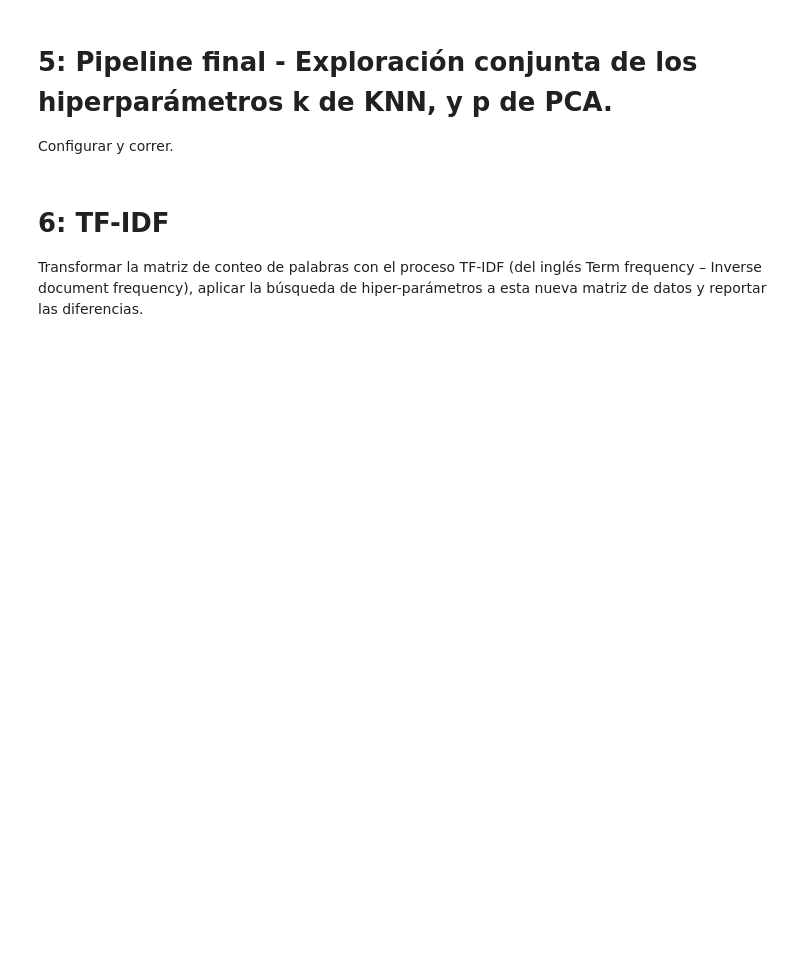
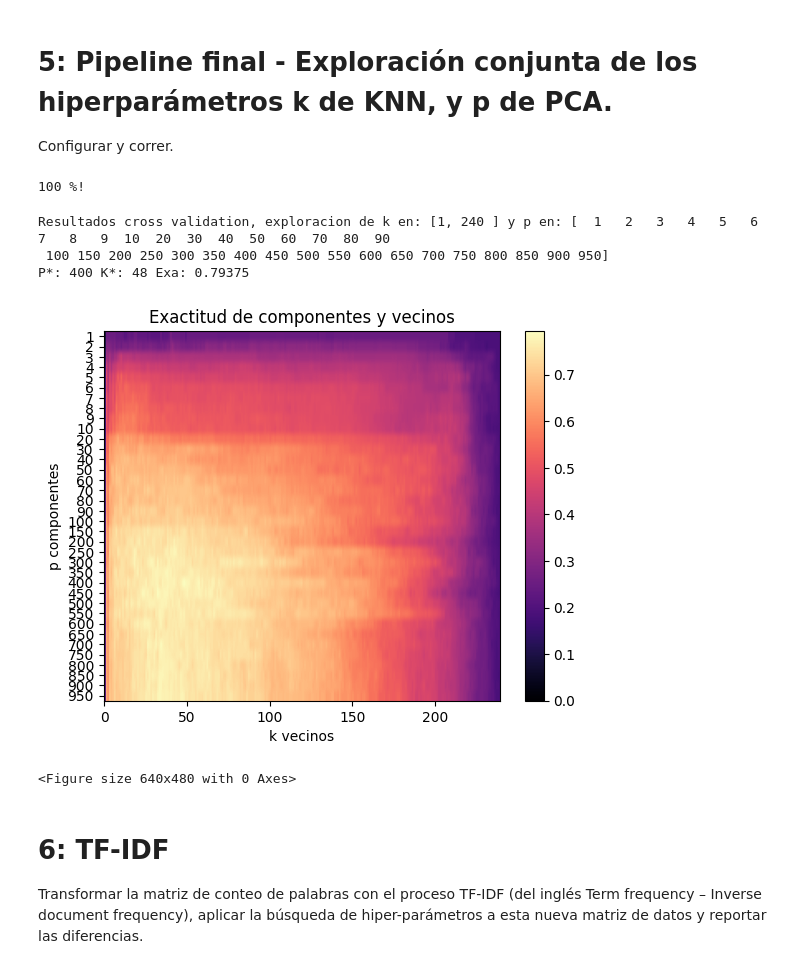
Before and after one commit to MarcosAtt/film-genre-classifier, a Jupyter notebook: notebooks/experimentos.ipynb, the cells around one changed output. Drawn from its saved outputs; the diff is of its cells as text; code cells hidden in the pictures; blank space fills up the shorter version.

```diff
--- a/notebooks/experimentos.ipynb
+++ b/notebooks/experimentos.ipynb
@@ -162,17 +202,18 @@ Configurar y correr.
 print("Corriendo Experimento 5...")
 # %%
 k_minimo = 1
-k_maximo = 250
 Q = default_Q
-# ps = np.concatenate((np.arange(1, 10, 1), np.arange(10, 100, 10), np.arange(100, 784, 50)))
-ps = np.arange(1, 250, 25)
-df_train, df_test = separate_test_data(import_data())
-X_train, y_train = document_term_matrix(df_train, Q)
-X_train, y_train = balancear_clases(X_train, y_train)
-X_test, y_test = test_document_term_matrix(df_test, df_train, Q)
-V_folds = load_folds_covMatEVD(X_train, y_train)
+ps = np.concatenate((np.arange(1, 10, 1), np.arange(10, 100, 10), np.arange(100, 1000, 50)))
+
+X_train, y_train, X_test, y_test = prepare_data()
+
+V_folds = load_folds_covMatEVD()
+
+k_maximo = X_train.shape[0] - (X_train.shape[0] // 4)
 # %%
 promedios_p_k = four_fold_cross_validation_k_p_exploration(V_folds, X_train, y_train, k_maximo, ps)
+# %% [output]
+100 %!
 # %%
 save_variable(promedios_p_k, "promedios_p_k")
 # %%
@@ -182,3 +223,7 @@ save_variable(promedios_p_k, "promedios_p_k")
 P_optimo, K_optimo, mejorExactitud = arg_max_p_k(ps, k_maximo, promedios_p_k)
 print("Resultados cross validation, exploracion de k en: [1,", k_maximo,"] y p en:", ps)
 print("P*: ", P_optimo, " K*: ", K_optimo, " Exa: ", mejorExactitud, sep='')
+# %% [output]
+Resultados cross validation, exploracion de k en: [1, 240 ] y p en: [  1   2   3   4   5   6   7   8   9  10  20  30  40  50  60  70  80  90
+ 100 150 200 250 300 350 400 450 500 550 600 650 700 750 800 850 900 950]
+P*: 400 K*: 48 Exa: 0.79375
@@ -225,0 +230,14 @@ fig.savefig('../results/figures/cross_validation_k_p_exa_3d.png', bbox_inches='t
+# %%
+plt.imshow(promedios_p_k, aspect='auto', cmap='magma')
+plt.colorbar()
+plt.title("Exactitud de componentes y vecinos")
+plt.xlabel("k vecinos")
+plt.ylabel("p componentes")
+
+plt.yticks(ticks=range(len(ps)), labels=ps)
+
+plt.show()
+plt.savefig('../results/figures/cross_validation_k_p.png', bbox_inches='tight')
+# %% [output]
+[figure, added]
+<Figure size 640x480 with 0 Axes>
```
Also changed, not shown: parts of 42 cells of this notebook, 1 other file.
